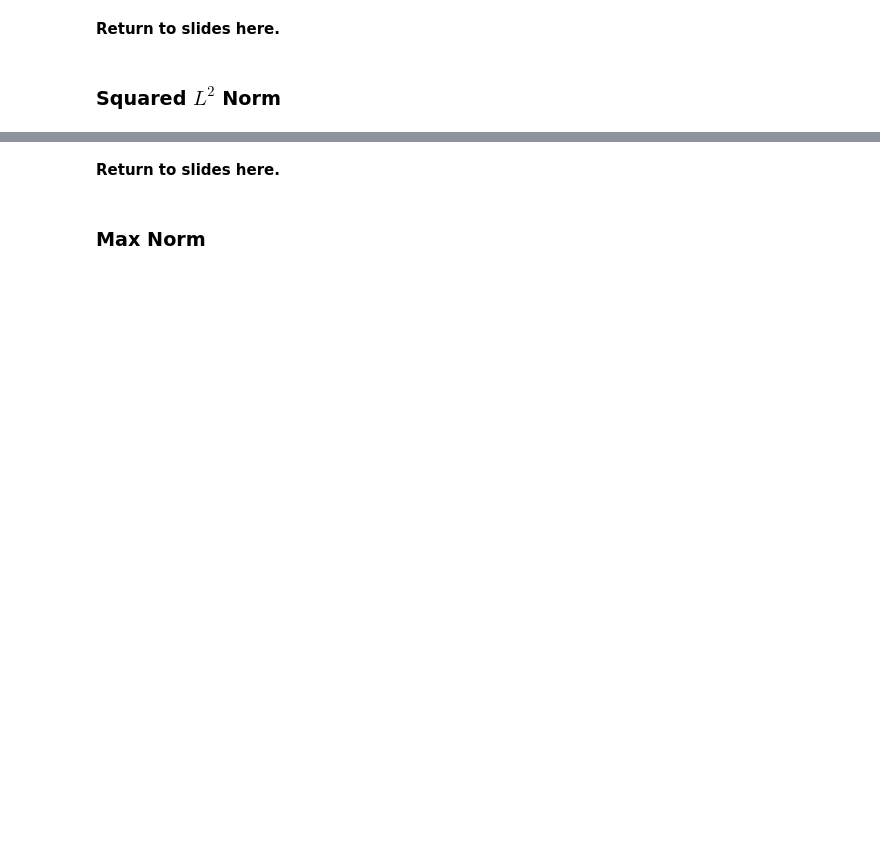
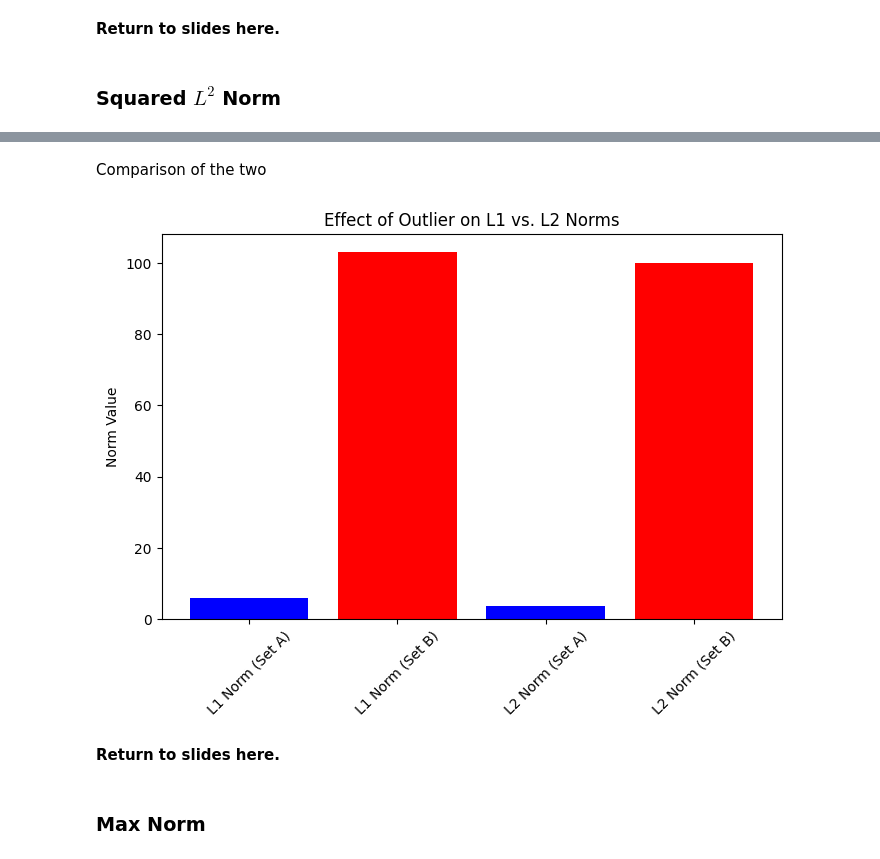
Before and after one commit to psdbia/ML-foundations, a Jupyter notebook: notebooks/1-intro-to-linear-algebra.ipynb, the cells around one changed output, grey strips where cells are left out. Saved outputs shown, nothing was run; the diff lists cells and outputs as text; code cells hidden in the pictures; blank space fills up the shorter version.

```diff
--- a/notebooks/1-intro-to-linear-algebra.ipynb
+++ b/notebooks/1-intro-to-linear-algebra.ipynb
@@ -260,3 +338,31 @@ np.dot(x, x)
+# %% [markdown]
+Comparison of the two
+# %%
+import matplotlib.pyplot as plt
+
+# Define two sets of points
+set_A = np.array([1, 2, 3])      # Normal set
+set_B = np.array([1, 2, 100])    # Set with an outlier
+
+# Compute L1 and L2 norms
+l1_A = np.sum(np.abs(set_A))
+l1_B = np.sum(np.abs(set_B))
+
+l2_A = np.sqrt(np.sum(set_A**2))
+l2_B = np.sqrt(np.sum(set_B**2))
+
+# Create a bar chart to compare norms
+labels = ['L1 Norm (Set A)', 'L1 Norm (Set B)', 'L2 Norm (Set A)', 'L2 Norm (Set B)']
+values = [l1_A, l1_B, l2_A, l2_B]
+
+plt.figure(figsize=(8, 5))
+plt.bar(labels, values, color=['blue', 'red', 'blue', 'red'])
+plt.ylabel('Norm Value')
+plt.title('Effect of Outlier on L1 vs. L2 Norms')
+plt.xticks(rotation=45)
+plt.show()
+# %% [output]
+[figure, added]
 # %% [markdown]
 **Return to slides here.**
 # %% [markdown]
```
Also changed, not shown: parts of 66 cells of this notebook.
